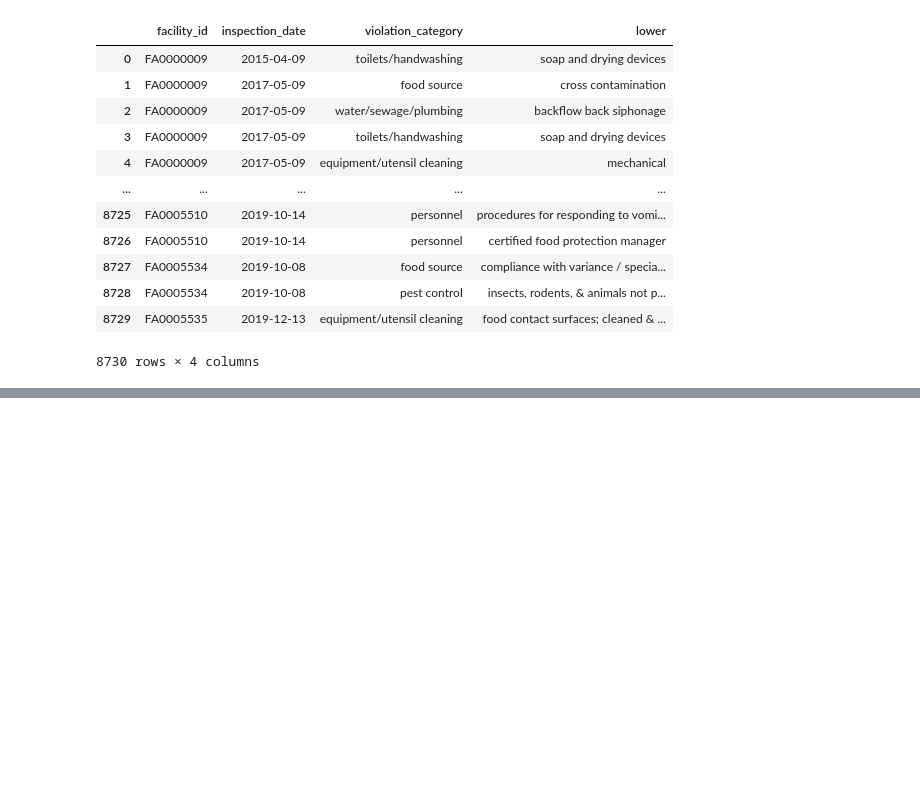
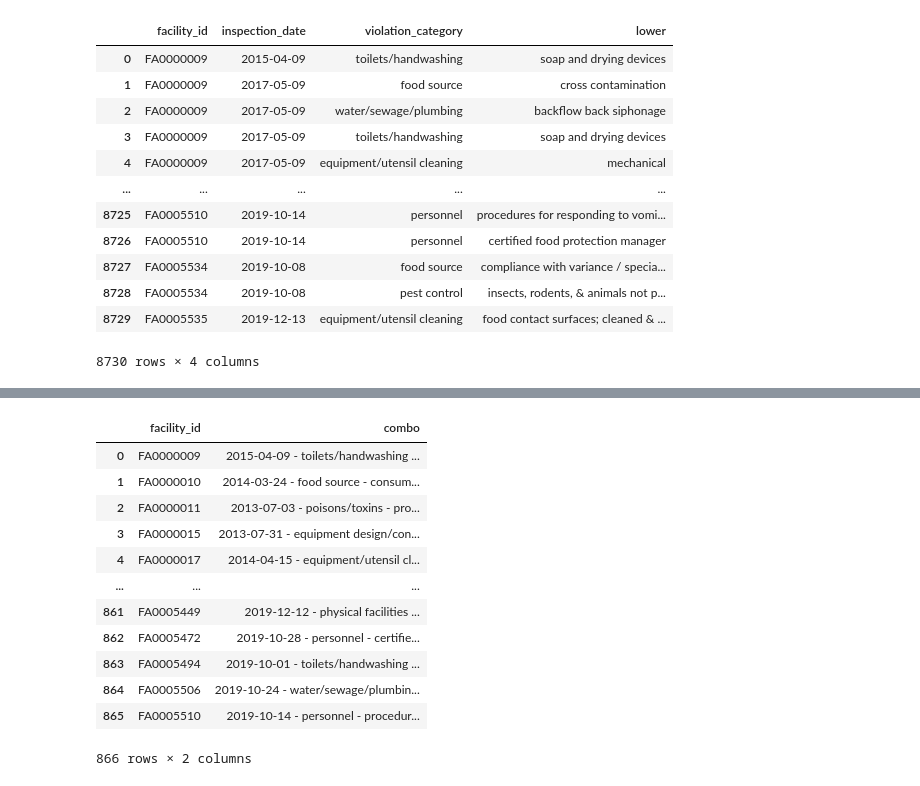
Before and after one commit to kchavez05/boulder-co-health, a Jupyter notebook: Data_Prep/Tableau_cities.ipynb, the cells around one changed output, grey strips where cells are left out. Cells and saved outputs as stored; diff of their text form; code cells hidden in the pictures; blank space fills up the shorter version.

```diff
--- a/Data_Prep/Tableau_cities.ipynb
+++ b/Data_Prep/Tableau_cities.ipynb
@@ -197,3 +244,24 @@ facilities_cities
 # %%
 # Add deliminated list to a single line for each facility?
 # Still thinking about the best way to handle.
+
+# Combine the data into a single dataset
+facilities_json_merged = pd.merge(facilities_json, facilities_violations_simple, how="left", on=["facility_id", "facility_id"])
+
+# Flatten the combo column to a single line
+merged_vio = facilities_json_merged.groupby('facility_id')['combo'].apply(''.join).reset_index()
+merged_vio
+# %% [output]
+|  | facility_id | combo |
+| 0 | FA0000009 | 2015-04-09 - toilets/handwashing ... |
+| 1 | FA0000010 | 2014-03-24 - food source - consum... |
+| 2 | FA0000011 | 2013-07-03 - poisons/toxins - pro... |
+| 3 | FA0000015 | 2013-07-31 - equipment design/con... |
+| 4 | FA0000017 | 2014-04-15 - equipment/utensil cl... |
+| ... | ... | ... |
+| 861 | FA0005449 | 2019-12-12 - physical facilities ... |
+| 862 | FA0005472 | 2019-10-28 - personnel - certifie... |
+| 863 | FA0005494 | 2019-10-01 - toilets/handwashing ... |
+| 864 | FA0005506 | 2019-10-24 - water/sewage/plumbin... |
+| 865 | FA0005510 | 2019-10-14 - personnel - procedur... |
+866 rows × 2 columns
```
Also changed, not shown: parts of 11 cells of this notebook, 7 other files.
